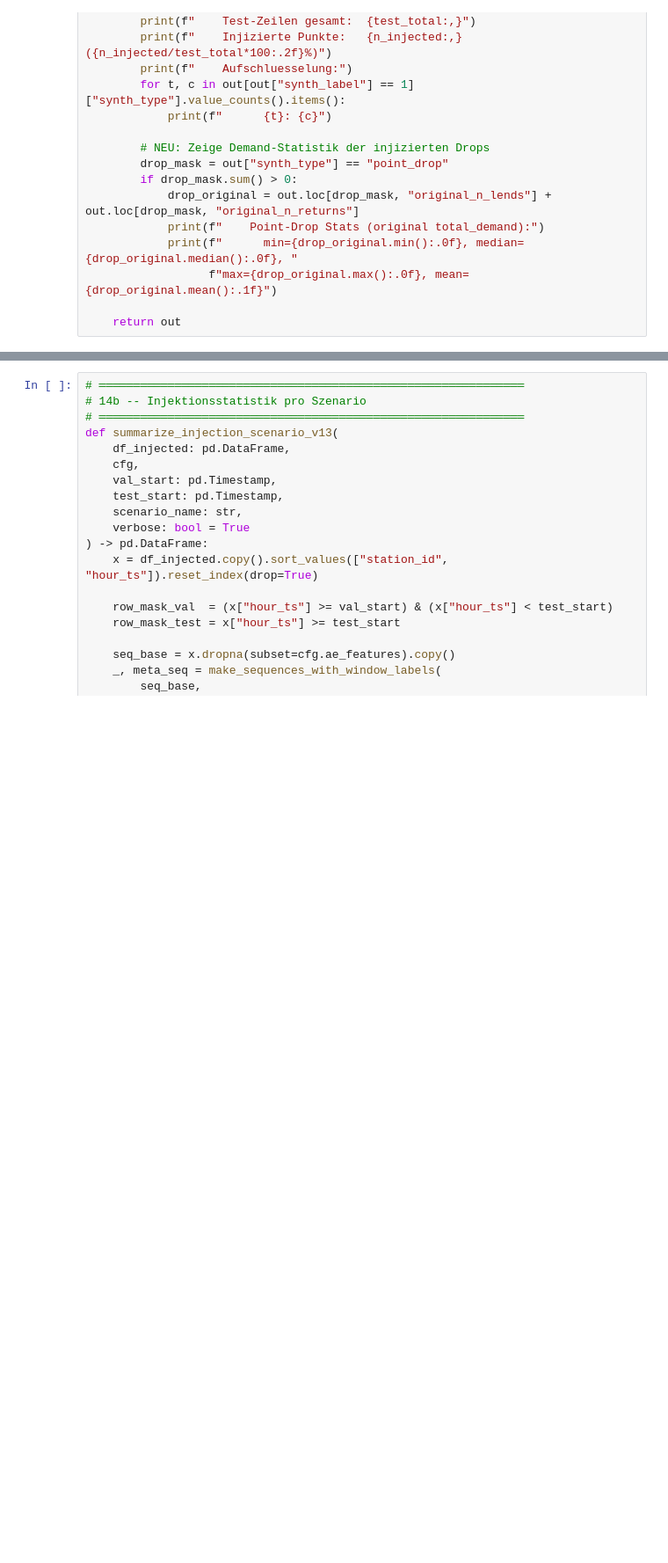
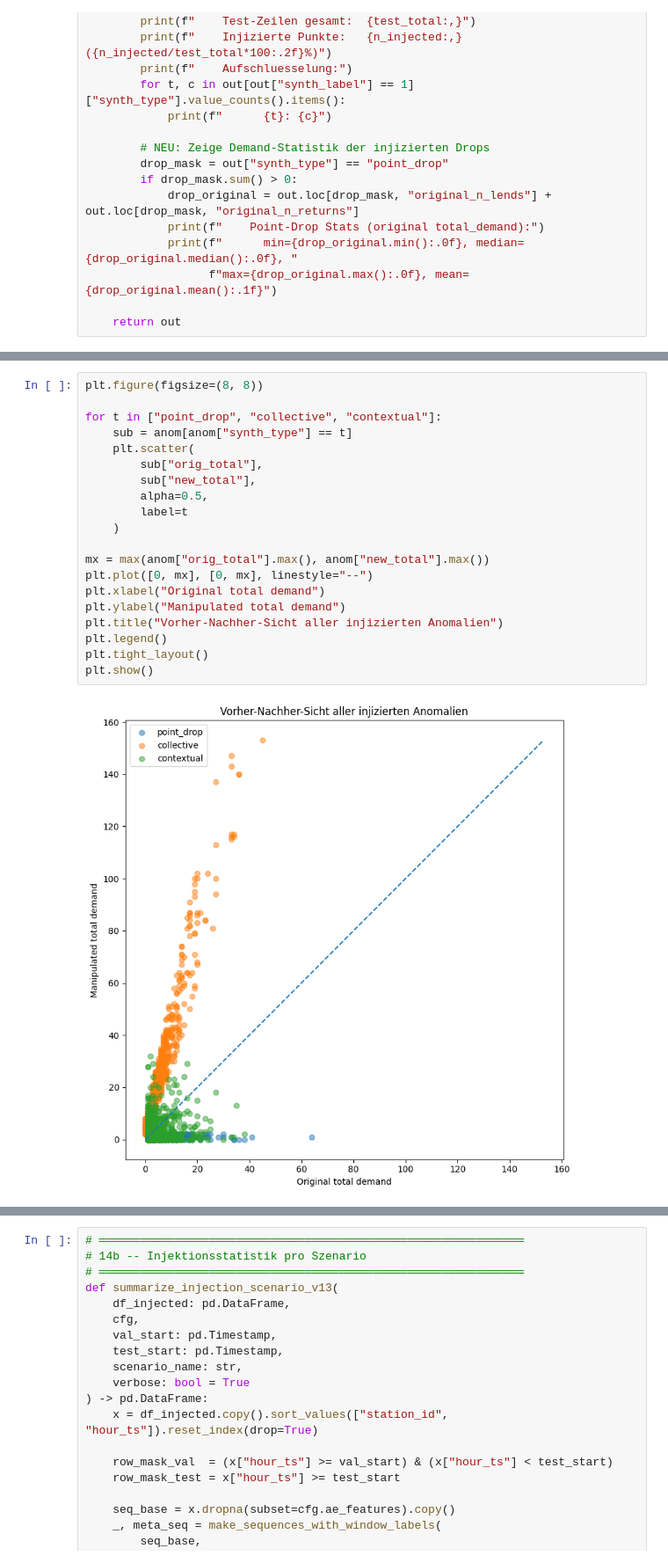
Before and after one commit to jonasknoll57/Bachelorarbeit_Demand-AD, a Jupyter notebook: V16__V13_2.ipynb, the cells around one changed output, grey strips where cells are left out. Shown at 88% size. Cells and saved outputs as stored; diff of their text form; blank space fills up the shorter version.

```diff
--- a/V16__V13_2.ipynb
+++ b/V16__V13_2.ipynb
@@ -1163,0 +1397,22 @@ def inject_synthetic_anomalies_v13(
+# %%
+plt.figure(figsize=(8, 8))
+
+for t in ["point_drop", "collective", "contextual"]:
+    sub = anom[anom["synth_type"] == t]
+    plt.scatter(
+        sub["orig_total"],
+        sub["new_total"],
+        alpha=0.5,
+        label=t
+    )
+
+mx = max(anom["orig_total"].max(), anom["new_total"].max())
+plt.plot([0, mx], [0, mx], linestyle="--")
+plt.xlabel("Original total demand")
+plt.ylabel("Manipulated total demand")
+plt.title("Vorher-Nachher-Sicht aller injizierten Anomalien")
+plt.legend()
+plt.tight_layout()
+plt.show()
+# %% [output]
+[figure, added]
```
Also changed, not shown: parts of 10 cells of this notebook.
